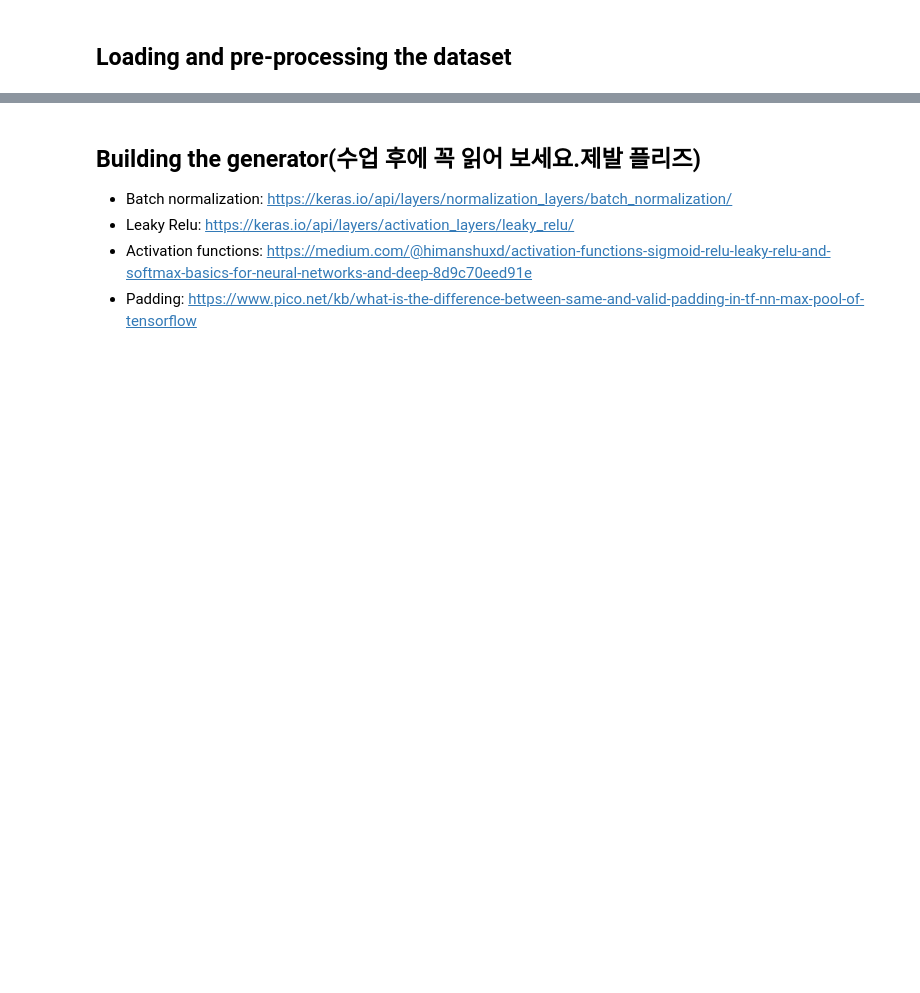
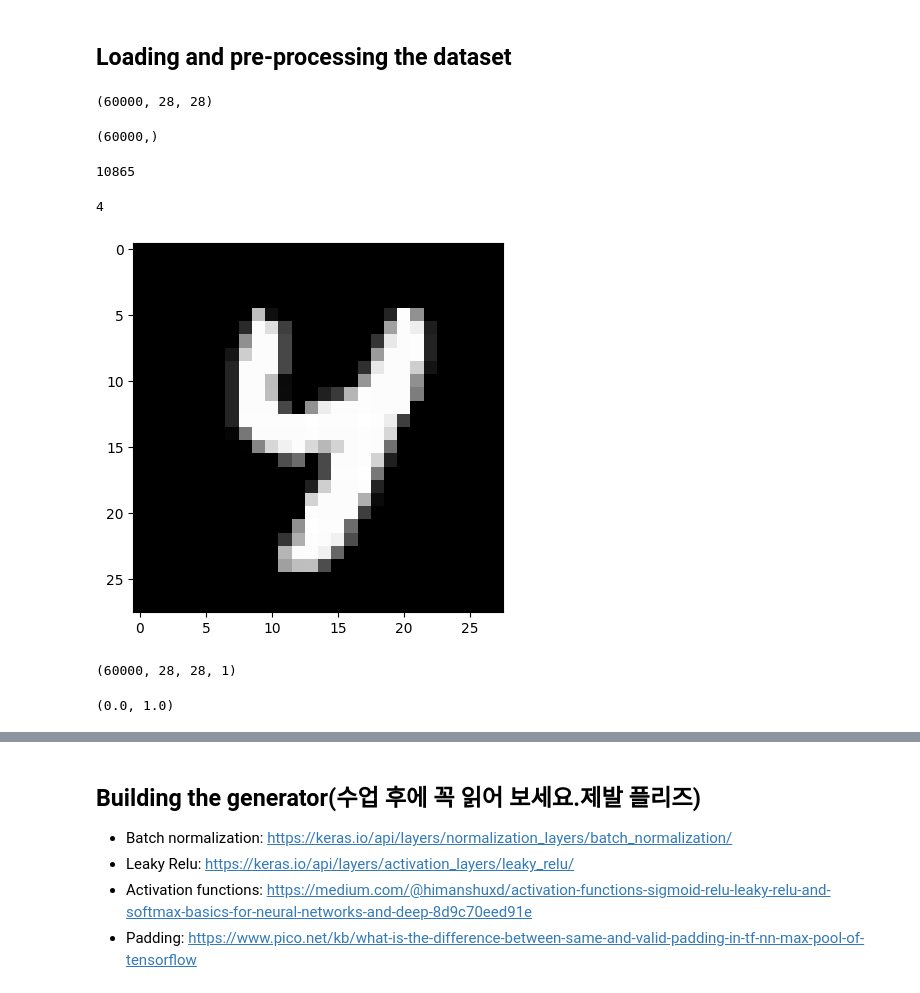
Before and after one commit to 3hui112/computervision_exercise, a Jupyter notebook: part4/session2/Computer_Vision_SM_GANs.ipynb, the cells around one changed output, grey strips where cells are left out. Saved outputs shown, nothing was run; the diff lists cells and outputs as text; code cells hidden in the pictures; blank space fills up the shorter version.

```diff
--- a/part4/session2/Computer_Vision_SM_GANs.ipynb
+++ b/part4/session2/Computer_Vision_SM_GANs.ipynb
@@ -20,3 +20,22 @@ tf.__version__
 # (_, _) : 테스트 데이터셋
 
 (X_train, y_train), (_, _) = tf.keras.datasets.mnist.load_data()
+# %%
+X_train.shape
+# %% [output]
+(60000, 28, 28)
+# %%
+y_train.shape
+# %% [output]
+(60000,)
+# %%
+np.random.randint(0, 60000)
+# %% [output]
+10865
+# %%
+i = np.random.randint(0, 60000)
+print(y_train[i])
+plt.imshow(X_train[i], cmap='gray');
+# %% [output]
+4
+[figure, added]
@@ -22,0 +44,4 @@ tf.__version__
+# %%
+X_train.shape
+# %% [output]
+(60000, 28, 28, 1)
@@ -22,0 +52,4 @@ tf.__version__
+# %%
+X_train[0].min(), X_train[0].max()
+# %% [output]
+(0.0, 1.0)
```
Also changed, not shown: parts of 28 cells of this notebook.
